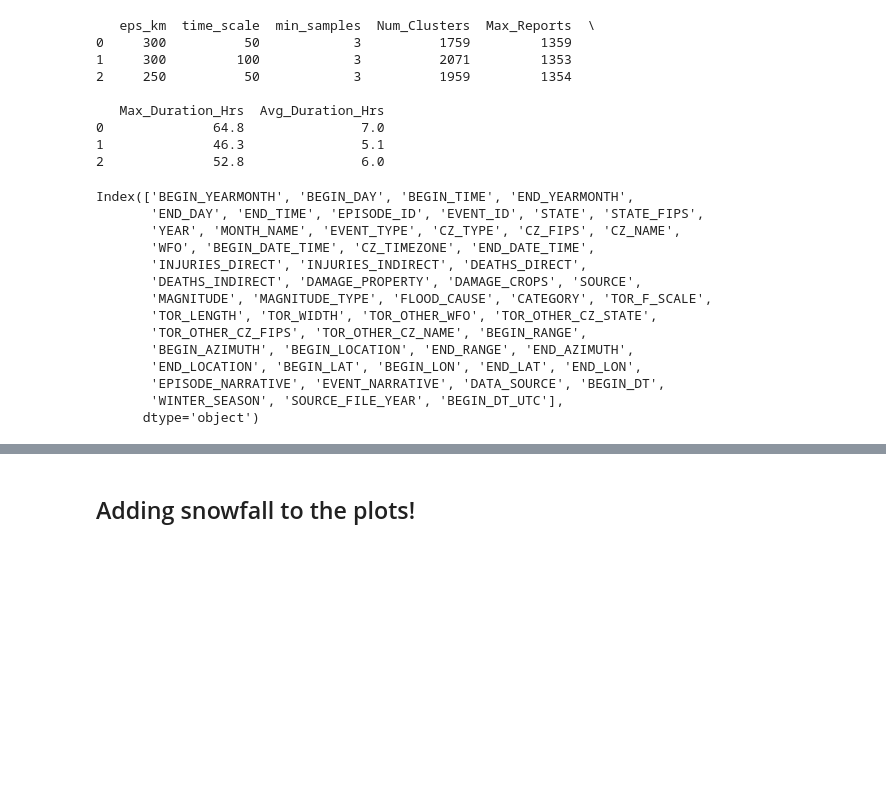
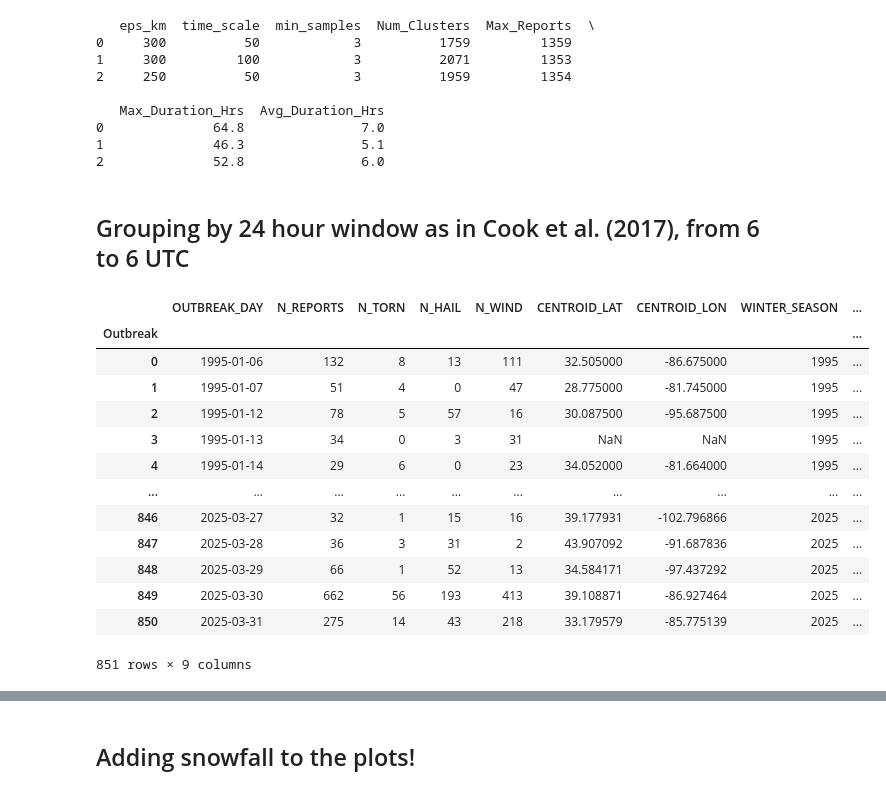
Before and after one commit to augustlepique/circs-research, a Jupyter notebook: create_synoptic_cases.ipynb, the cells around one changed output, grey strips where cells are left out. Saved outputs shown, nothing was run; the diff lists cells and outputs as text; code cells hidden in the pictures; blank space fills up the shorter version.

```diff
--- a/create_synoptic_cases.ipynb
+++ b/create_synoptic_cases.ipynb
@@ -944,20 +797,64 @@ print(results_aggressive)
 0              64.8               7.0
 1              46.3               5.1
 2              52.8               6.0
-# %%
-subset.columns
-# %% [output]
-Index(['BEGIN_YEARMONTH', 'BEGIN_DAY', 'BEGIN_TIME', 'END_YEARMONTH',
-       'END_DAY', 'END_TIME', 'EPISODE_ID', 'EVENT_ID', 'STATE', 'STATE_FIPS',
-       'YEAR', 'MONTH_NAME', 'EVENT_TYPE', 'CZ_TYPE', 'CZ_FIPS', 'CZ_NAME',
-       'WFO', 'BEGIN_DATE_TIME', 'CZ_TIMEZONE', 'END_DATE_TIME',
-       'INJURIES_DIRECT', 'INJURIES_INDIRECT', 'DEATHS_DIRECT',
-       'DEATHS_INDIRECT', 'DAMAGE_PROPERTY', 'DAMAGE_CROPS', 'SOURCE',
-       'MAGNITUDE', 'MAGNITUDE_TYPE', 'FLOOD_CAUSE', 'CATEGORY', 'TOR_F_SCALE',
-       'TOR_LENGTH', 'TOR_WIDTH', 'TOR_OTHER_WFO', 'TOR_OTHER_CZ_STATE',
-       'TOR_OTHER_CZ_FIPS', 'TOR_OTHER_CZ_NAME', 'BEGIN_RANGE',
-       'BEGIN_AZIMUTH', 'BEGIN_LOCATION', 'END_RANGE', 'END_AZIMUTH',
-       'END_LOCATION', 'BEGIN_LAT', 'BEGIN_LON', 'END_LAT', 'END_LON',
-       'EPISODE_NARRATIVE', 'EVENT_NARRATIVE', 'DATA_SOURCE', 'BEGIN_DT',
-       'WINTER_SEASON', 'SOURCE_FILE_YEAR', 'BEGIN_DT_UTC'],
-      dtype='object')
+# %% [markdown]
+## Grouping by 24 hour window as in Cook et al. (2017), from 6 to 6 UTC
+# %%
+## This function creates a dataframe at the OUTBREAK level (not the report level!)
+def identify_outbreak_days(df, min_reports=10):
+    """
+    Identify 6Z-6Z outbreak days following the method in Cook et al. (2017).
+    """
+
+    ## Shift report timestamps so that 6Z is the day boundary
+    df = df.copy()
+    df['OUTBREAK_DAY'] = (df['BEGIN_DT_UTC'] - pd.Timedelta(hours=6)).dt.date
+
+    ## Compute mean report time within each outbreak day
+    mean_times = df.groupby('OUTBREAK_DAY')['BEGIN_DT_UTC'].mean()
+
+    ## Aggregate to daily level
+    daily = df.groupby('OUTBREAK_DAY').agg(
+        N_REPORTS = ('EVENT_ID', 'count'),
+        N_TORN = ('EVENT_TYPE', lambda x: (x == 'Tornado').sum()),
+        N_HAIL = ('EVENT_TYPE', lambda x: (x == 'Hail').sum()),
+        N_WIND = ('EVENT_TYPE', lambda x: (x == 'Thunderstorm Wind').sum()),
+        CENTROID_LAT = ('BEGIN_LAT', 'mean'),
+        CENTROID_LON = ('BEGIN_LON', 'mean'),
+        WINTER_SEASON = ('WINTER_SEASON', 'first'),
+    ).reset_index()
+
+    ## Add back mean time
+    daily['MEAN_REPORT_TIME'] = daily['OUTBREAK_DAY'].map(mean_times)
+    daily['MEAN_REPORT_TIME'] = daily['MEAN_REPORT_TIME'].dt.round('1h')
+
+
+
+    ## Apply Threshold
+    outbreak_days = daily[(daily['N_REPORTS'] >= min_reports)].copy()
+    outbreak_days['OUTBREAK_DAY'] = pd.to_datetime(outbreak_days['OUTBREAK_DAY'])
+
+    ## Clean sequential index
+    outbreak_days = outbreak_days.reset_index(drop=True)
+    outbreak_days.index = pd.RangeIndex(start=0, stop=len(outbreak_days), step=1, name="Outbreak")
+
+    return outbreak_days
+# %%
+outbreak_df = identify_outbreak_days(subset, min_reports=15)
+# %%
+outbreak_df
+# %% [output]
+|  | OUTBREAK_DAY | N_REPORTS | N_TORN | N_HAIL | N_WIND | CENTROID_LAT | CENTROID_LON | WINTER_SEASON | ... |
+| Outbreak |  |  |  |  |  |  |  |  | ... |
+| 0 | 1995-01-06 | 132 | 8 | 13 | 111 | 32.505000 | -86.675000 | 1995 | ... |
+| 1 | 1995-01-07 | 51 | 4 | 0 | 47 | 28.775000 | -81.745000 | 1995 | ... |
+| 2 | 1995-01-12 | 78 | 5 | 57 | 16 | 30.087500 | -95.687500 | 1995 | ... |
+| 3 | 1995-01-13 | 34 | 0 | 3 | 31 | NaN | NaN | 1995 | ... |
+| 4 | 1995-01-14 | 29 | 6 | 0 | 23 | 34.052000 | -81.664000 | 1995 | ... |
+| ... | ... | ... | ... | ... | ... | ... | ... | ... | ... |
+| 846 | 2025-03-27 | 32 | 1 | 15 | 16 | 39.177931 | -102.796866 | 2025 | ... |
+| 847 | 2025-03-28 | 36 | 3 | 31 | 2 | 43.907092 | -91.687836 | 2025 | ... |
+| 848 | 2025-03-29 | 66 | 1 | 52 | 13 | 34.584171 | -97.437292 | 2025 | ... |
+| 849 | 2025-03-30 | 662 | 56 | 193 | 413 | 39.108871 | -86.927464 | 2025 | ... |
+| 850 | 2025-03-31 | 275 | 14 | 43 | 218 | 33.179579 | -85.775139 | 2025 | ... |
+851 rows × 9 columns
```
Also changed, not shown: parts of 37 cells of this notebook, 4 other files.
